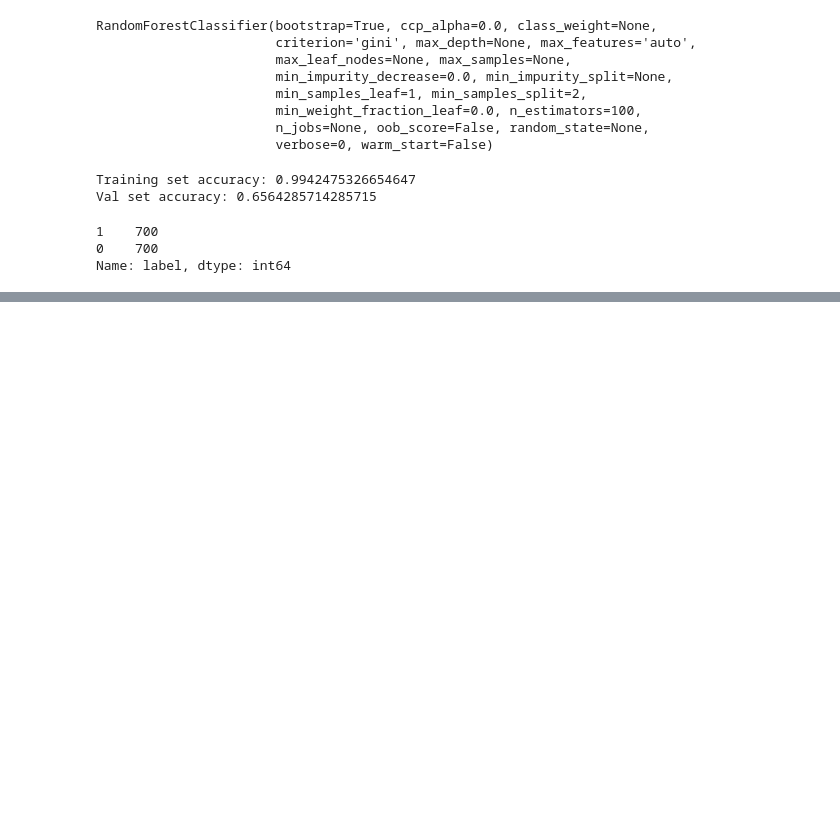
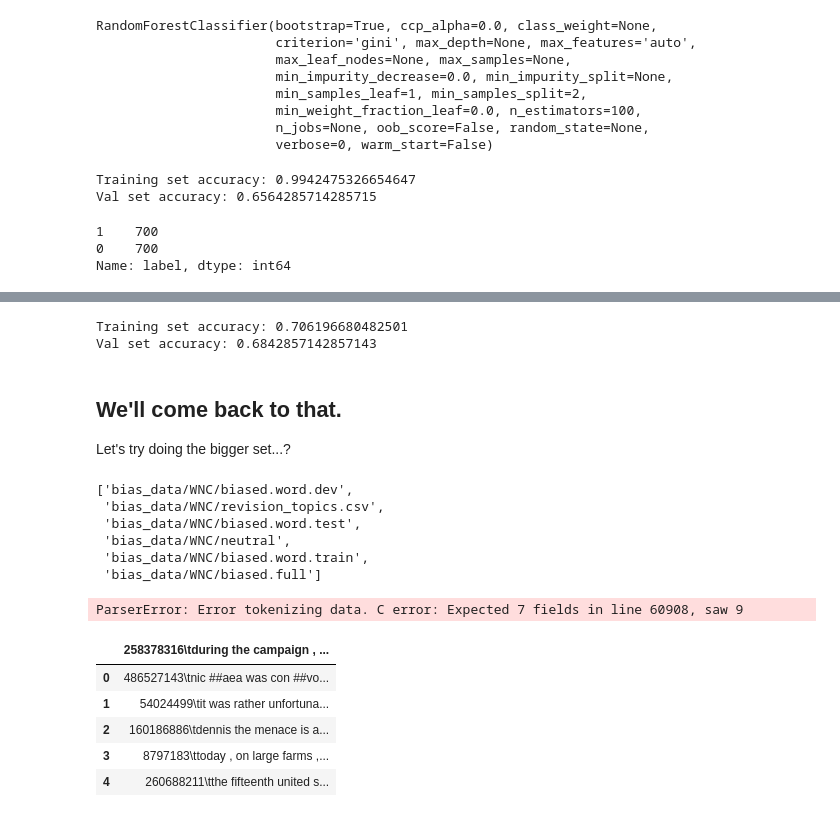
Before and after one commit to benartuso/bias-detection, a Jupyter notebook: bag_of_words.ipynb, the cells around one changed output, grey strips where cells are left out. Drawn from its saved outputs; the diff is of its cells as text; code cells hidden in the pictures; blank space fills up the shorter version.

```diff
--- a/bag_of_words.ipynb
+++ b/bag_of_words.ipynb
@@ -216,0 +277,21 @@ Name: label, dtype: int64
+# %%
+from sklearn.feature_extraction.text import TfidfVectorizer as Tfidf
+
+tfidf = Tfidf()
+X_train = tfidf.fit_transform(train.text)
+y_train = train.label
+
+X_dev = tfidf.transform(dev.text)
+y_dev = dev.label
+
+### Attempt 2a: TF-IDF Logistic Regression
+
+lr = LogisticRegression()
+lr.fit(X_train, y_train)
+#This one finishes in way fewer iterations! Interesting
+
+print("Training set accuracy: {}".format(lr.score(X_train, y_train)))
+print("Val set accuracy: {}".format(lr.score(X_dev, y_dev)))
+# %% [output]
+Training set accuracy: 0.706196680482501
+Val set accuracy: 0.6842857142857143
@@ -216,0 +302,26 @@ Name: label, dtype: int64
+# %% [markdown]
+## We'll come back to that.
+
+Let's try doing the bigger set...?
+# %%
+glob.glob('bias_data/WNC/*')
+# %% [output]
+['bias_data/WNC/biased.word.dev',
+ 'bias_data/WNC/revision_topics.csv',
+ 'bias_data/WNC/biased.word.test',
+ 'bias_data/WNC/neutral',
+ 'bias_data/WNC/biased.word.train',
+ 'bias_data/WNC/biased.full']
+# %%
+full = pd.read_csv('bias_data/WNC/biased.full', sep='\t', header=None)
+# %% [output]
+ParserError: Error tokenizing data. C error: Expected 7 fields in line 60908, saw 9
+# %%
+full.head()
+# %% [output]
+|  | 258378316\tduring the campaign , ... |
+| 0 | 486527143\tnic ##aea was con ##vo... |
+| 1 | 54024499\tit was rather unfortuna... |
+| 2 | 160186886\tdennis the menace is a... |
+| 3 | 8797183\ttoday , on large farms ,... |
+| 4 | 260688211\tthe fifteenth united s... |
```
Also changed, not shown: parts of 10 cells of this notebook, 3 other files.
